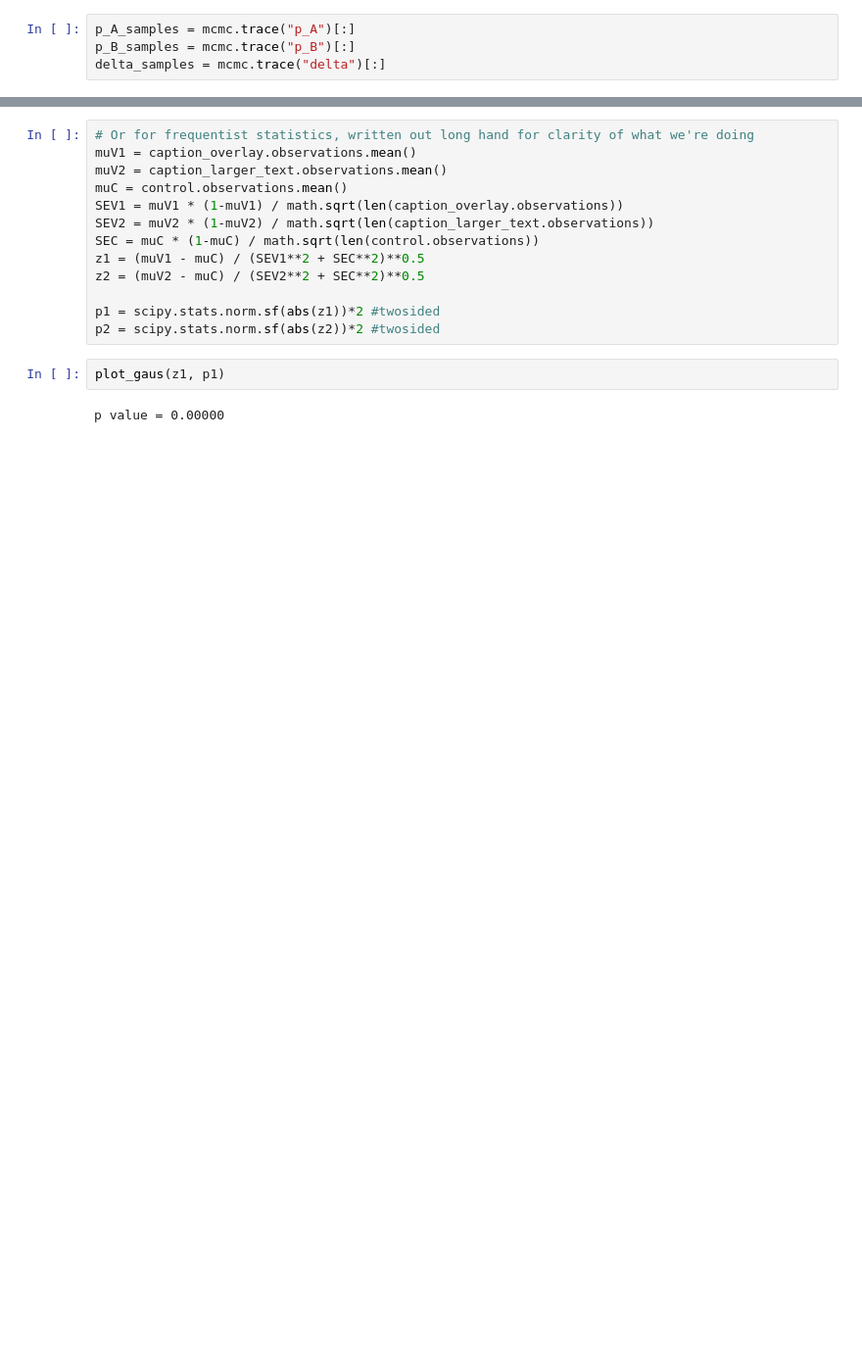
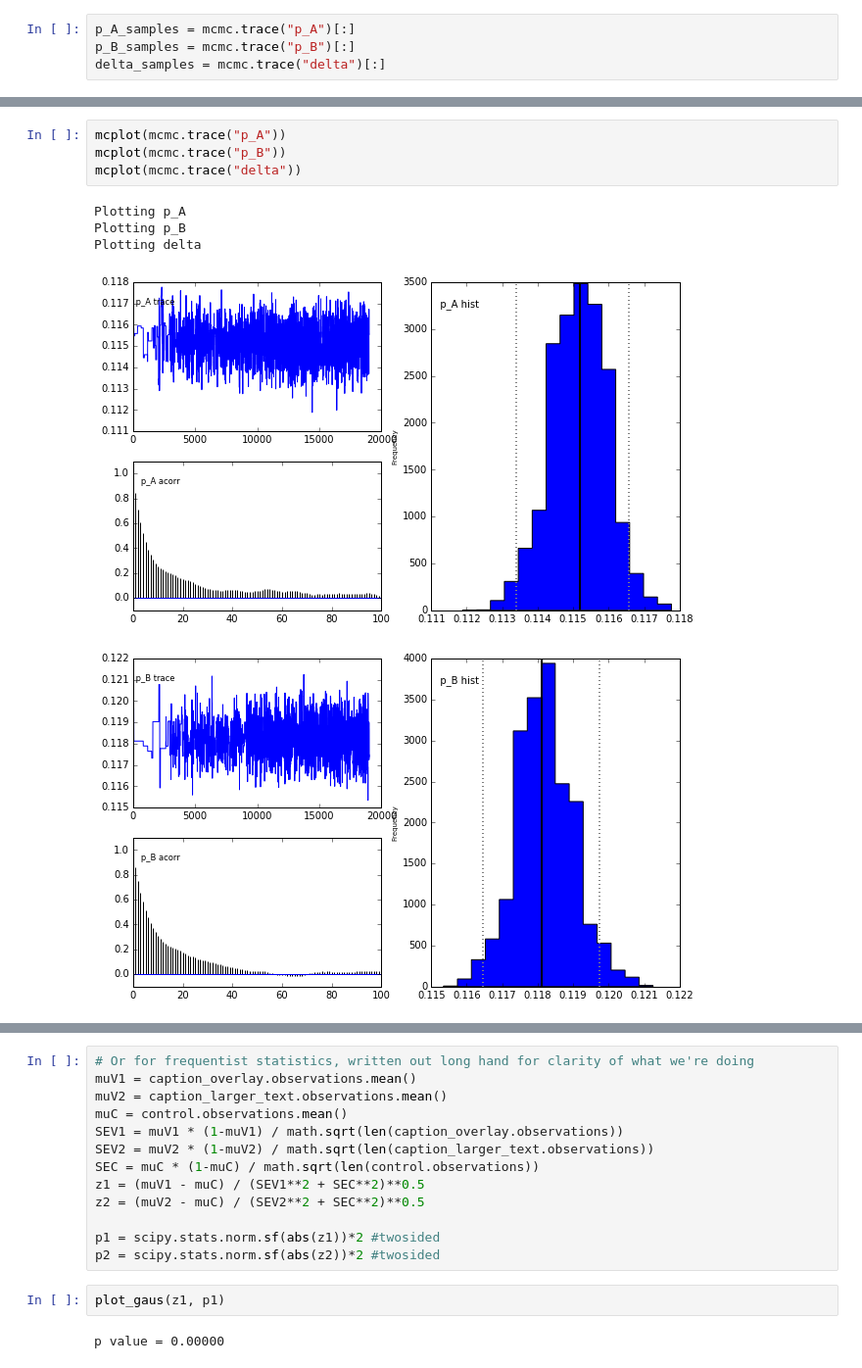
Before and after one commit to harrysalmon/Probabilistic-Programming-and-Bayesian-Methods-for-Hackers, a Jupyter notebook: sandbox/VideoCaption.ipynb, the cells around one changed output, grey strips where cells are left out. Shown at 98% size. Saved outputs shown, nothing was run; the diff lists cells and outputs as text; blank space fills up the shorter version.

```diff
--- a/sandbox/VideoCaption.ipynb
+++ b/sandbox/VideoCaption.ipynb
@@ -112,0 +109,10 @@ plt.legend(loc="upper right");
+# %%
+mcplot(mcmc.trace("p_A"))
+mcplot(mcmc.trace("p_B"))
+mcplot(mcmc.trace("delta"))
+# %% [output]
+Plotting p_A
+Plotting p_B
+Plotting delta
+[figure, added]
+[figure, added]
```
Also changed, not shown: parts of 8 cells of this notebook.
